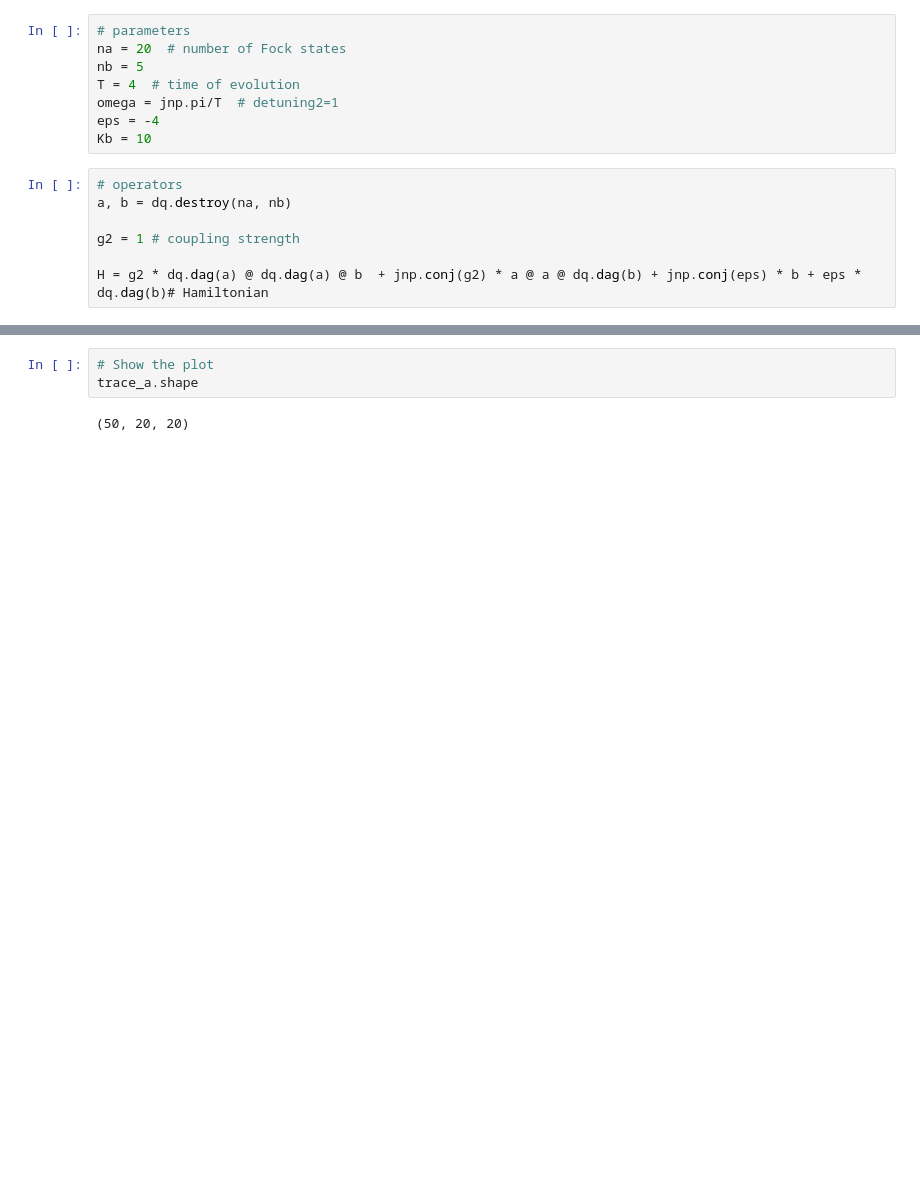
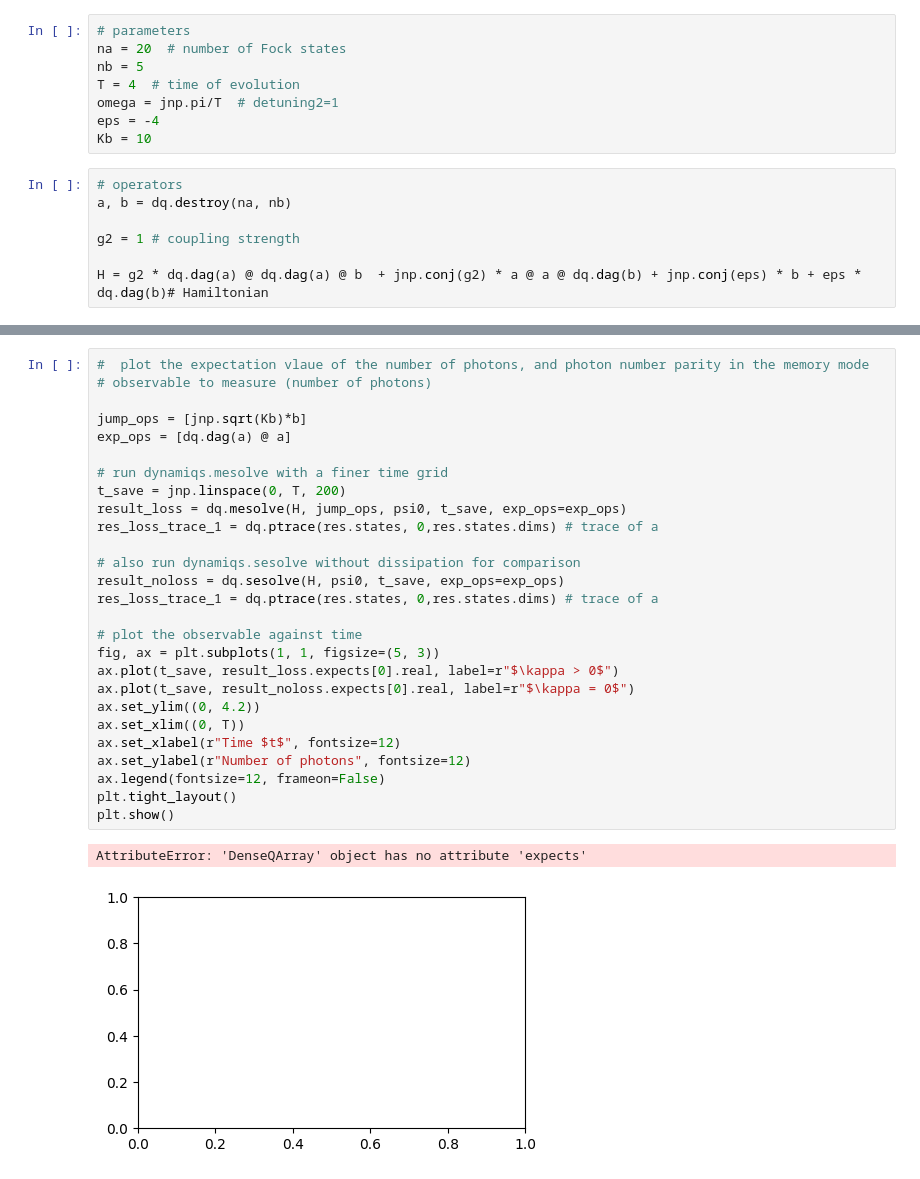
Before and after one commit to iQuHACK/2025-Alice-and-Bob, a Jupyter notebook: submission/Zeroth-NetWork/1-1.ipynb, the cells around one changed output, grey strips where cells are left out. Saved outputs shown, nothing was run; the diff lists cells and outputs as text; blank space fills up the shorter version.

Commit message:
bad graph, may need trace

```diff
--- a/submission/Zeroth-NetWork/1-1.ipynb
+++ b/submission/Zeroth-NetWork/1-1.ipynb
@@ -36,7 +40,32 @@ dq.plot.wigner_gif(trace_a, fps=120)
 # %% [output]
 [figure]
 # %%
-# Show the plot
-trace_a.shape
+#  plot the expectation vlaue of the number of photons, and photon number parity in the memory mode
+# observable to measure (number of photons)
+
+jump_ops = [jnp.sqrt(Kb)*b]
+exp_ops = [dq.dag(a) @ a]
+
+# run dynamiqs.mesolve with a finer time grid
+t_save = jnp.linspace(0, T, 200)
+result_loss = dq.mesolve(H, jump_ops, psi0, t_save, exp_ops=exp_ops)
+res_loss_trace_1 = dq.ptrace(res.states, 0,res.states.dims) # trace of a
+
+# also run dynamiqs.sesolve without dissipation for comparison
+result_noloss = dq.sesolve(H, psi0, t_save, exp_ops=exp_ops)
+res_loss_trace_1 = dq.ptrace(res.states, 0,res.states.dims) # trace of a
+
+# plot the observable against time
+fig, ax = plt.subplots(1, 1, figsize=(5, 3))
+ax.plot(t_save, result_loss.expects[0].real, label=r"$\kappa > 0$")
+ax.plot(t_save, result_noloss.expects[0].real, label=r"$\kappa = 0$")
+ax.set_ylim((0, 4.2))
+ax.set_xlim((0, T))
+ax.set_xlabel(r"Time $t$", fontsize=12)
+ax.set_ylabel(r"Number of photons", fontsize=12)
+ax.legend(fontsize=12, frameon=False)
+plt.tight_layout()
+plt.show()
 # %% [output]
-(50, 20, 20)
+AttributeError: 'DenseQArray' object has no attribute 'expects'
+[figure, added]
```
Also changed, not shown: parts of 1 cell of this notebook.
